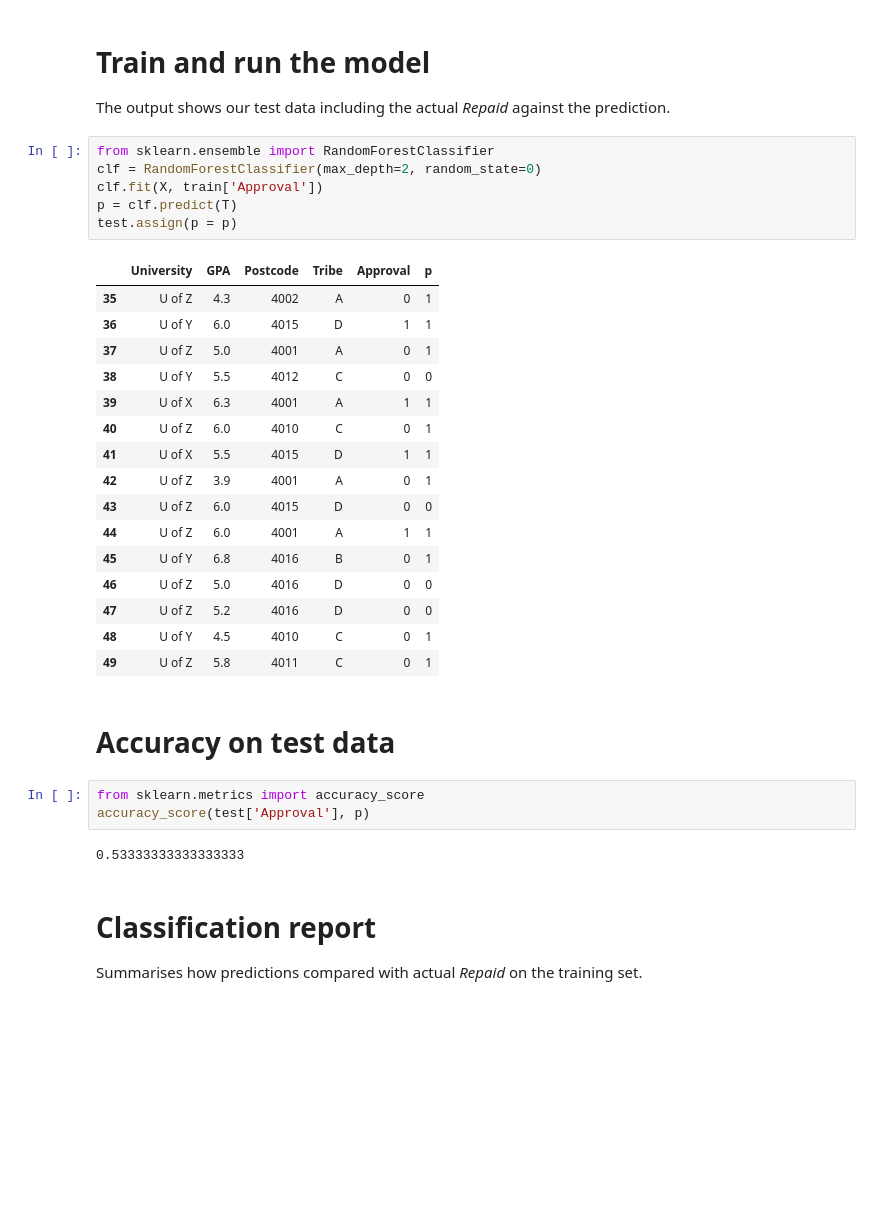
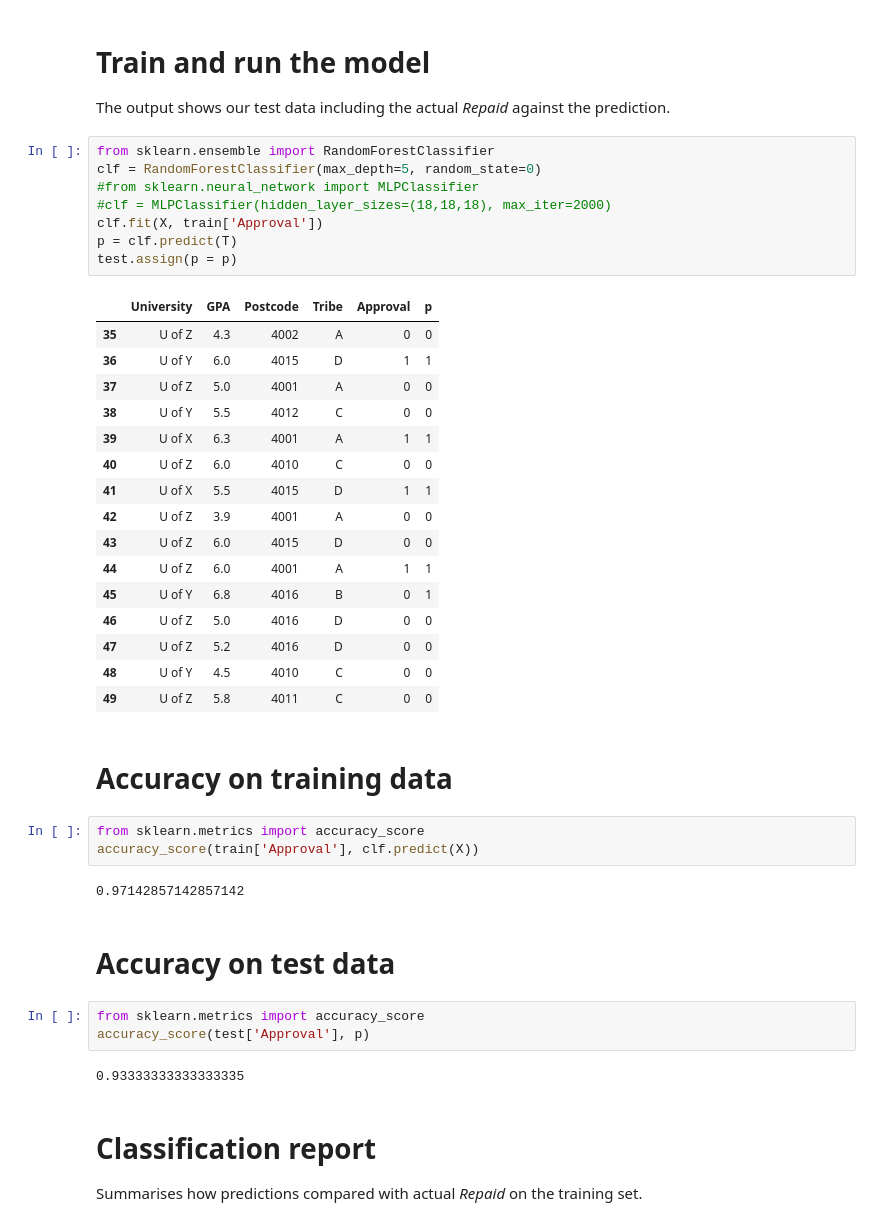
Before and after one commit to brookingcharlie/ml-dis, a Jupyter notebook: notebook.ipynb, the cells around one changed output. Cells and saved outputs as stored; diff of their text form; blank space fills up the shorter version.

Commit message:
demonstrate 93% accuracy

```diff
--- a/notebook.ipynb
+++ b/notebook.ipynb
@@ -106,34 +106,43 @@ T.head()
 The output shows our test data including the actual *Repaid* against the prediction.
 # %%
 from sklearn.ensemble import RandomForestClassifier
-clf = RandomForestClassifier(max_depth=2, random_state=0)
+clf = RandomForestClassifier(max_depth=5, random_state=0)
+#from sklearn.neural_network import MLPClassifier
+#clf = MLPClassifier(hidden_layer_sizes=(18,18,18), max_iter=2000)
 clf.fit(X, train['Approval'])
 p = clf.predict(T)
 test.assign(p = p)
 # %% [output]
 |  | University | GPA | Postcode | Tribe | Approval | p |
-| 35 | U of Z | 4.3 | 4002 | A | 0 | 1 |
+| 35 | U of Z | 4.3 | 4002 | A | 0 | 0 |
 | 36 | U of Y | 6.0 | 4015 | D | 1 | 1 |
-| 37 | U of Z | 5.0 | 4001 | A | 0 | 1 |
+| 37 | U of Z | 5.0 | 4001 | A | 0 | 0 |
 | 38 | U of Y | 5.5 | 4012 | C | 0 | 0 |
 | 39 | U of X | 6.3 | 4001 | A | 1 | 1 |
-| 40 | U of Z | 6.0 | 4010 | C | 0 | 1 |
+| 40 | U of Z | 6.0 | 4010 | C | 0 | 0 |
 | 41 | U of X | 5.5 | 4015 | D | 1 | 1 |
-| 42 | U of Z | 3.9 | 4001 | A | 0 | 1 |
+| 42 | U of Z | 3.9 | 4001 | A | 0 | 0 |
 | 43 | U of Z | 6.0 | 4015 | D | 0 | 0 |
 | 44 | U of Z | 6.0 | 4001 | A | 1 | 1 |
 | 45 | U of Y | 6.8 | 4016 | B | 0 | 1 |
 | 46 | U of Z | 5.0 | 4016 | D | 0 | 0 |
 | 47 | U of Z | 5.2 | 4016 | D | 0 | 0 |
-| 48 | U of Y | 4.5 | 4010 | C | 0 | 1 |
-| 49 | U of Z | 5.8 | 4011 | C | 0 | 1 |
+| 48 | U of Y | 4.5 | 4010 | C | 0 | 0 |
+| 49 | U of Z | 5.8 | 4011 | C | 0 | 0 |
+# %% [markdown]
+# Accuracy on training data
+# %%
+from sklearn.metrics import accuracy_score
+accuracy_score(train['Approval'], clf.predict(X))
+# %% [output]
+0.97142857142857142
 # %% [markdown]
 # Accuracy on test data
 # %%
 from sklearn.metrics import accuracy_score
 accuracy_score(test['Approval'], p)
 # %% [output]
-0.53333333333333333
+0.93333333333333335
 # %% [markdown]
 # Classification report
 
```
Also changed, not shown: parts of 4 cells of this notebook, 1 other file.
